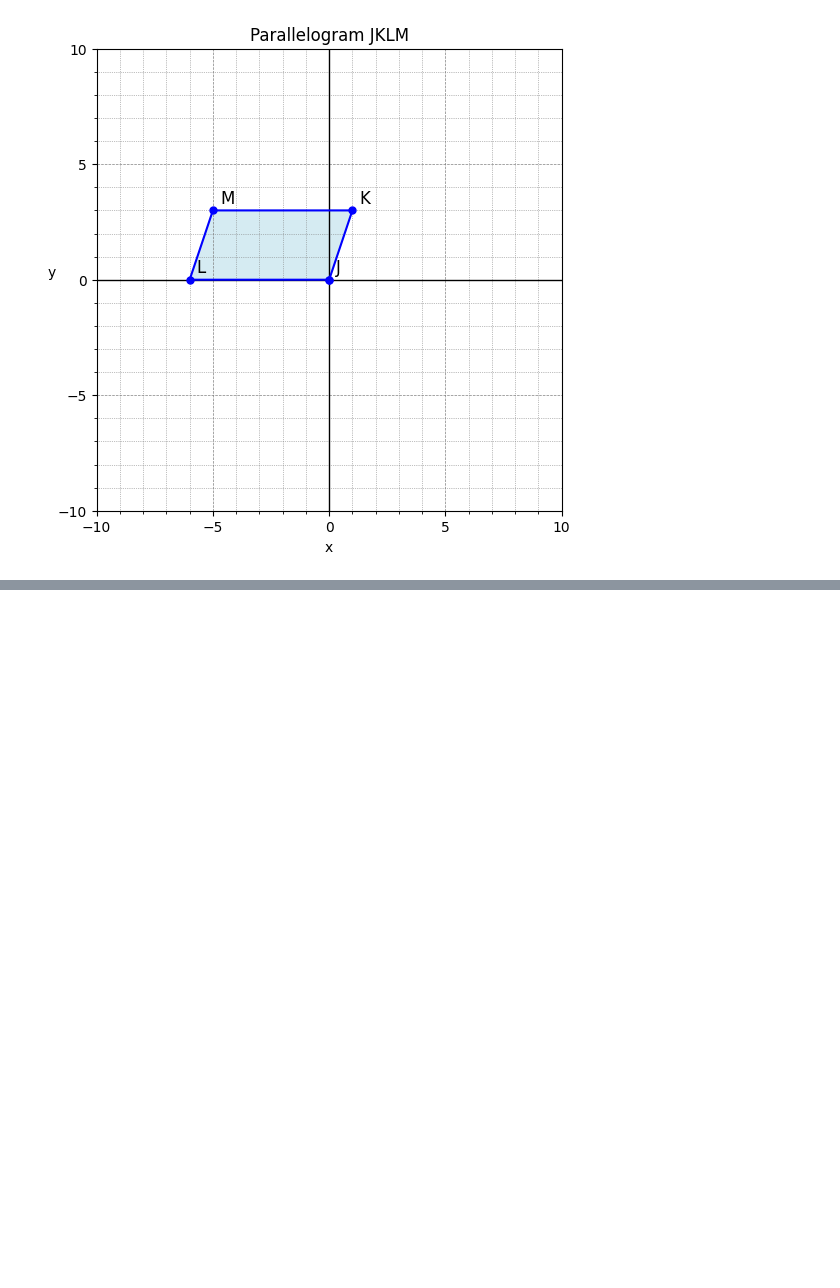
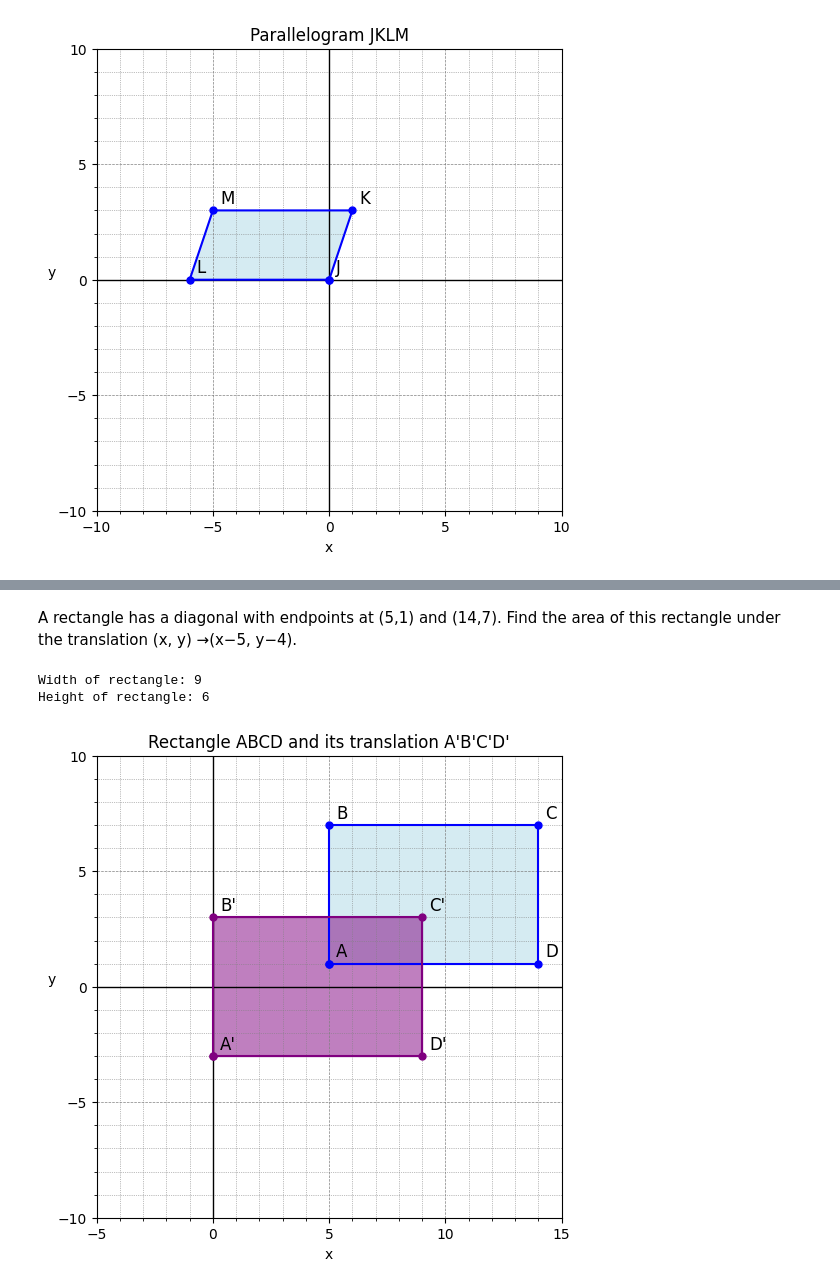
Before and after one commit to seanjiangsh/math-practice, a Jupyter notebook: geometry/geometry.ipynb, the cells around one changed output, grey strips where cells are left out. Saved outputs shown, nothing was run; the diff lists cells and outputs as text; code cells hidden in the pictures; blank space fills up the shorter version.

```diff
--- a/geometry/lines.ipynb
+++ b/geometry/geometry.ipynb
@@ -86,0 +112,37 @@ plot_geometry(title, polygons=[polygon])
+# %% [markdown]
+A rectangle has a diagonal with endpoints at (5,1) and (14,7). Find the
+area of this rectangle under the translation (x, y) →(x−5, y−4).
+# %%
+# rectangle has a diagonal with endpoints at (5,1) and (14,7)
+rect_width = 14 - 5
+rect_height = 7 - 1
+print(f'Width of rectangle: {rect_width}')
+print(f'Height of rectangle: {rect_height}')
+
+rectangle_x = np.array([5, 5, 14, 14])
+rectangle_y = np.array([1, 7, 7, 1])
+rectangle_points = ['A', 'B', 'C', 'D']
+rectangle = {
+    'x': rectangle_x,
+    'y': rectangle_y,
+    'points': rectangle_points
+}
+
+translated_rectangle_x = rectangle_x - 5
+translated_rectangle_y = rectangle_y - 4
+translated_rectangle_points = ["A'", "B'", "C'", "D'"]
+translated_rectangle = {
+    'x': translated_rectangle_x,
+    'y': translated_rectangle_y,
+    'points': translated_rectangle_points,
+    'color': 'purple'
+}
+
+title = 'Rectangle ABCD and its translation A\'B\'C\'D\''
+limits={'x': [-5, 15], 'y': [-10, 10]}
+
+plot_geometry(title, polygons=[rectangle, translated_rectangle], limits=limits)
+# %% [output]
+Width of rectangle: 9
+Height of rectangle: 6
+[figure, added]
```
Also changed, not shown: parts of 4 cells of this notebook.
